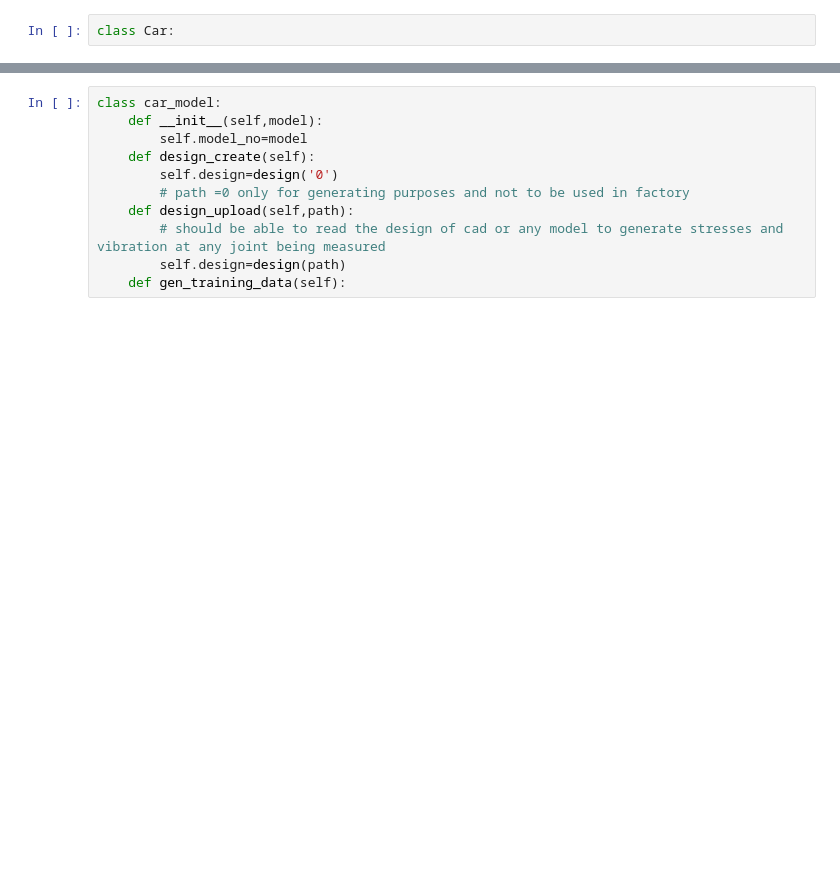
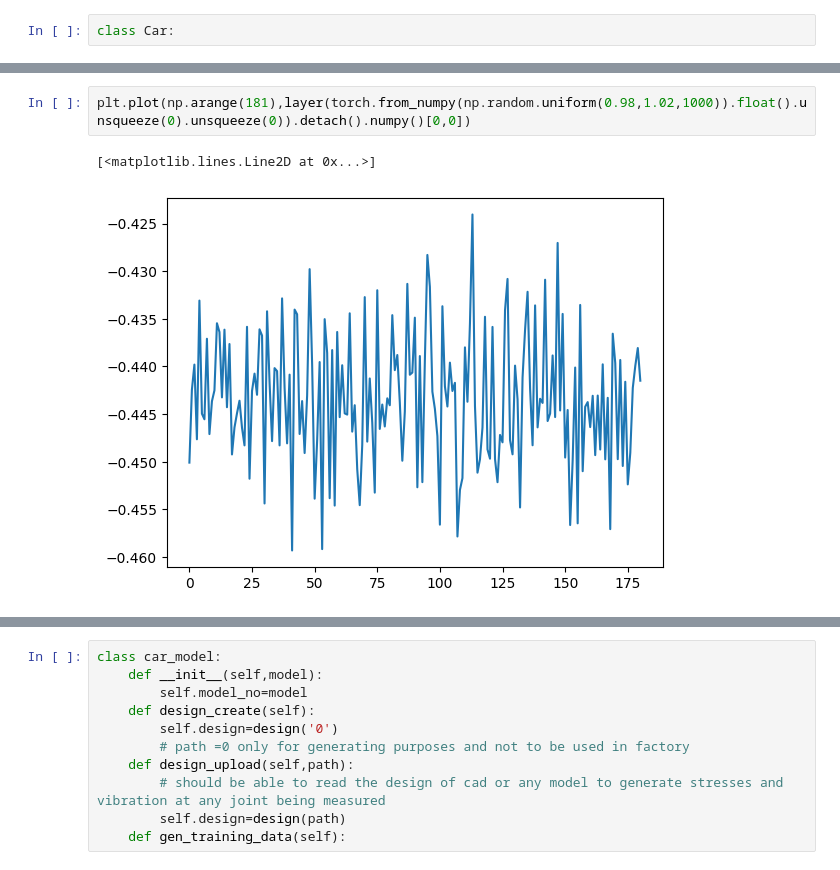
Before and after one commit to cvnsuniii/digital_twin.ai, a Jupyter notebook: data_gen.ipynb, the cells around one changed output, grey strips where cells are left out. Cells and saved outputs as stored; diff of their text form; blank space fills up the shorter version.

```diff
--- a/data_gen.ipynb
+++ b/data_gen.ipynb
@@ -1408,0 +1494,5 @@ class stamp:
+# %%
+plt.plot(np.arange(181),layer(torch.from_numpy(np.random.uniform(0.98,1.02,1000)).float().unsqueeze(0).unsqueeze(0)).detach().numpy()[0,0])
+# %% [output]
+[<matplotlib.lines.Line2D at 0x...>]
+[figure, added]
```
Also changed, not shown: parts of 33 cells of this notebook, 6 other files.
